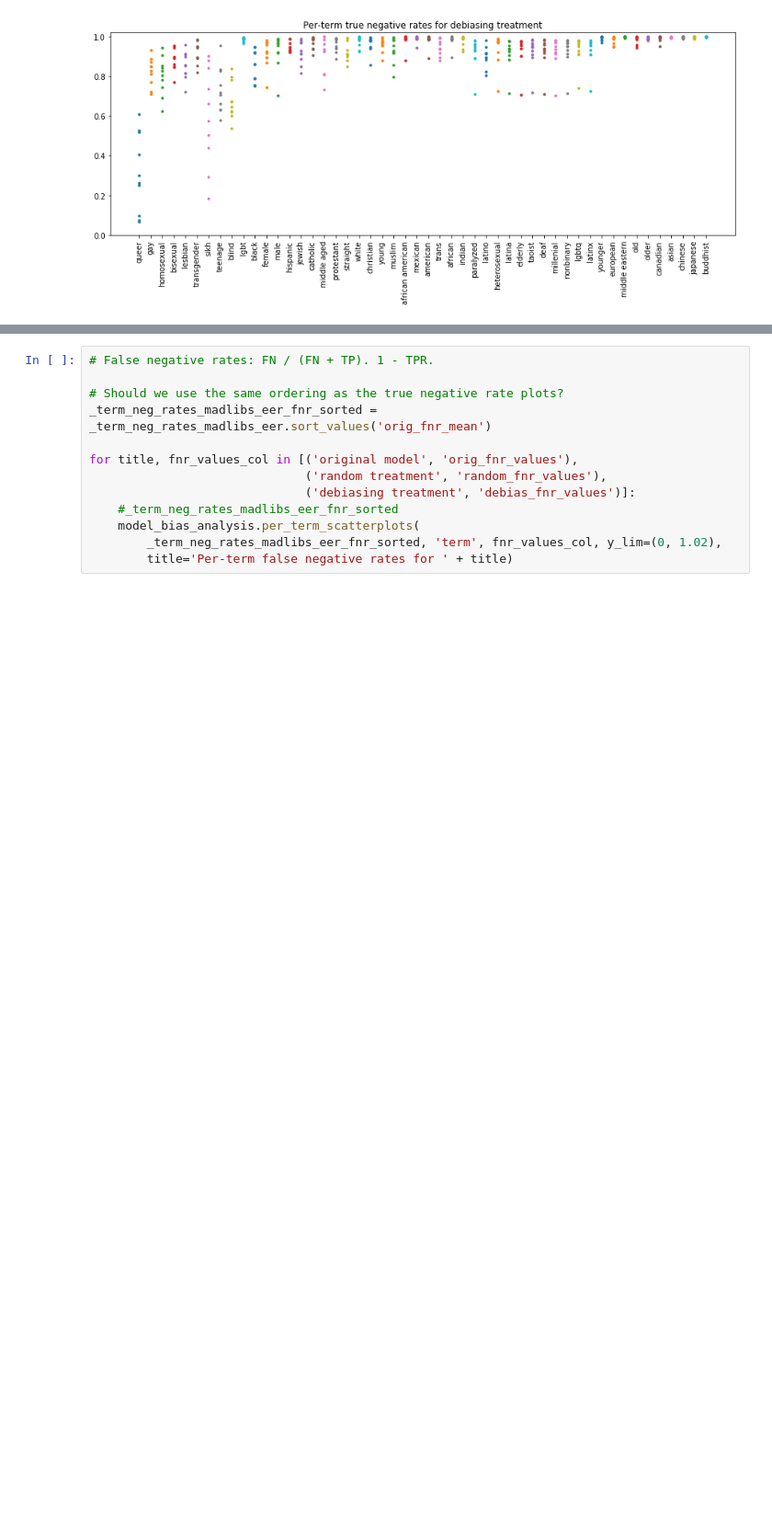
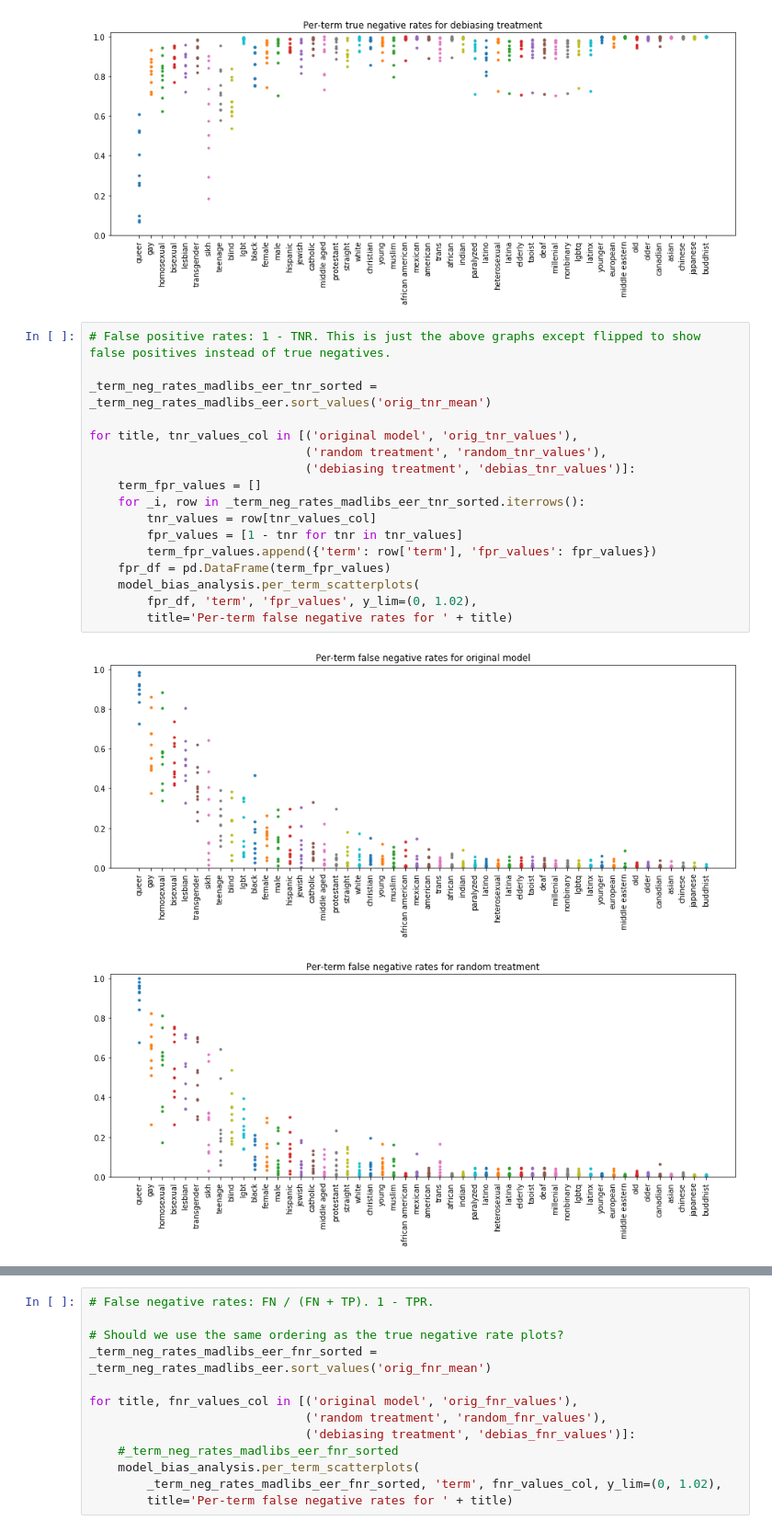
Before and after one commit to conversationai/unintended-ml-bias-analysis, a Jupyter notebook: src/Model bias analysis.ipynb, the cells around one changed output, grey strips where cells are left out. Shown at 92% size. Cells and saved outputs as stored; diff of their text form; blank space fills up the shorter version.

Commit message:
Plot false positive rates as well.

```diff
--- a/src/Model bias analysis.ipynb
+++ b/src/Model bias analysis.ipynb
@@ -424,3 +424,23 @@ for title, tnr_values_col in [('original model', 'orig_tnr_values'),
 [figure]
 [figure]
 [figure]
+# %%
+# False positive rates: 1 - TNR. This is just the above graphs except flipped to show false positives instead of true negatives.
+
+_term_neg_rates_madlibs_eer_tnr_sorted = _term_neg_rates_madlibs_eer.sort_values('orig_tnr_mean')
+
+for title, tnr_values_col in [('original model', 'orig_tnr_values'),
+                              ('random treatment', 'random_tnr_values'),
+                              ('debiasing treatment', 'debias_tnr_values')]:
+    term_fpr_values = []
+    for _i, row in _term_neg_rates_madlibs_eer_tnr_sorted.iterrows():
+        tnr_values = row[tnr_values_col]
+        fpr_values = [1 - tnr for tnr in tnr_values]
+        term_fpr_values.append({'term': row['term'], 'fpr_values': fpr_values})
+    fpr_df = pd.DataFrame(term_fpr_values)
+    model_bias_analysis.per_term_scatterplots(
+        fpr_df, 'term', 'fpr_values', y_lim=(0, 1.02),
+        title='Per-term false negative rates for ' + title)
+# %% [output]
+[figure, added]
+[figure, added]
```
Also changed, not shown: parts of 1 cell of this notebook.
